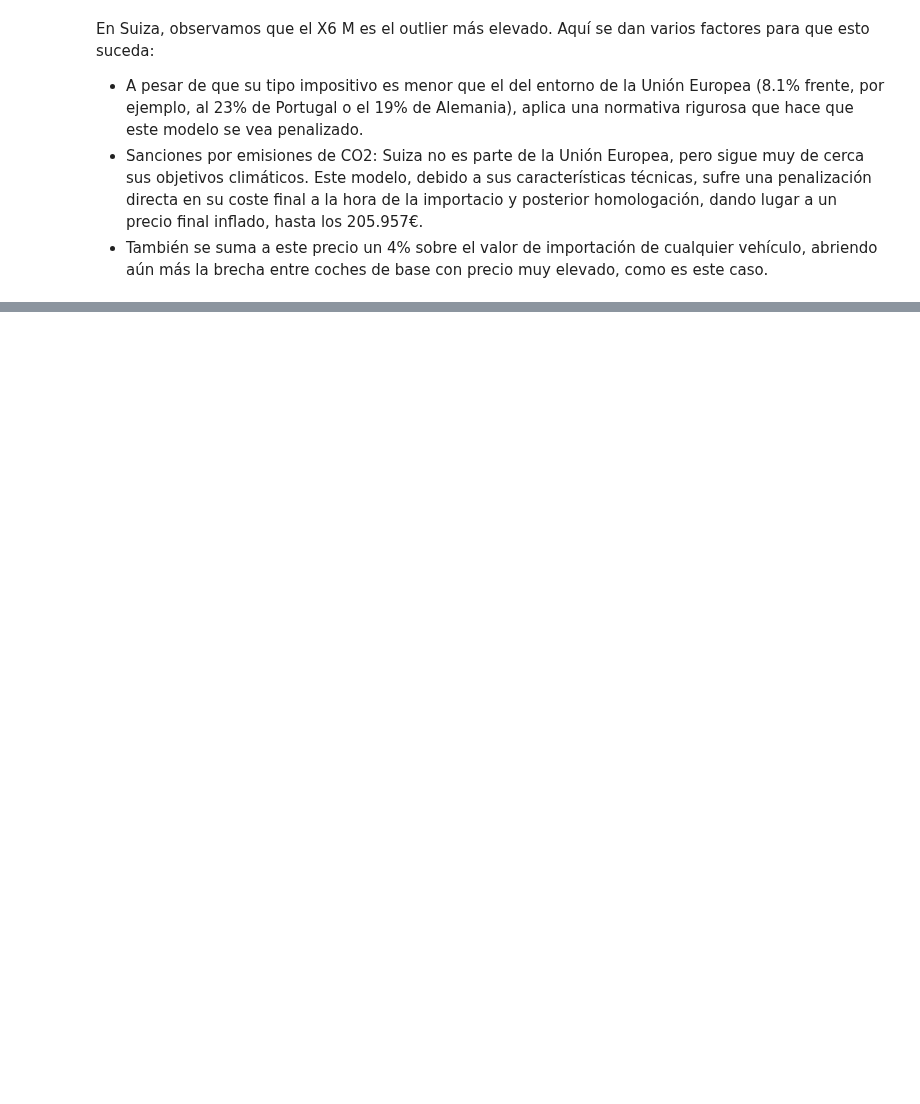
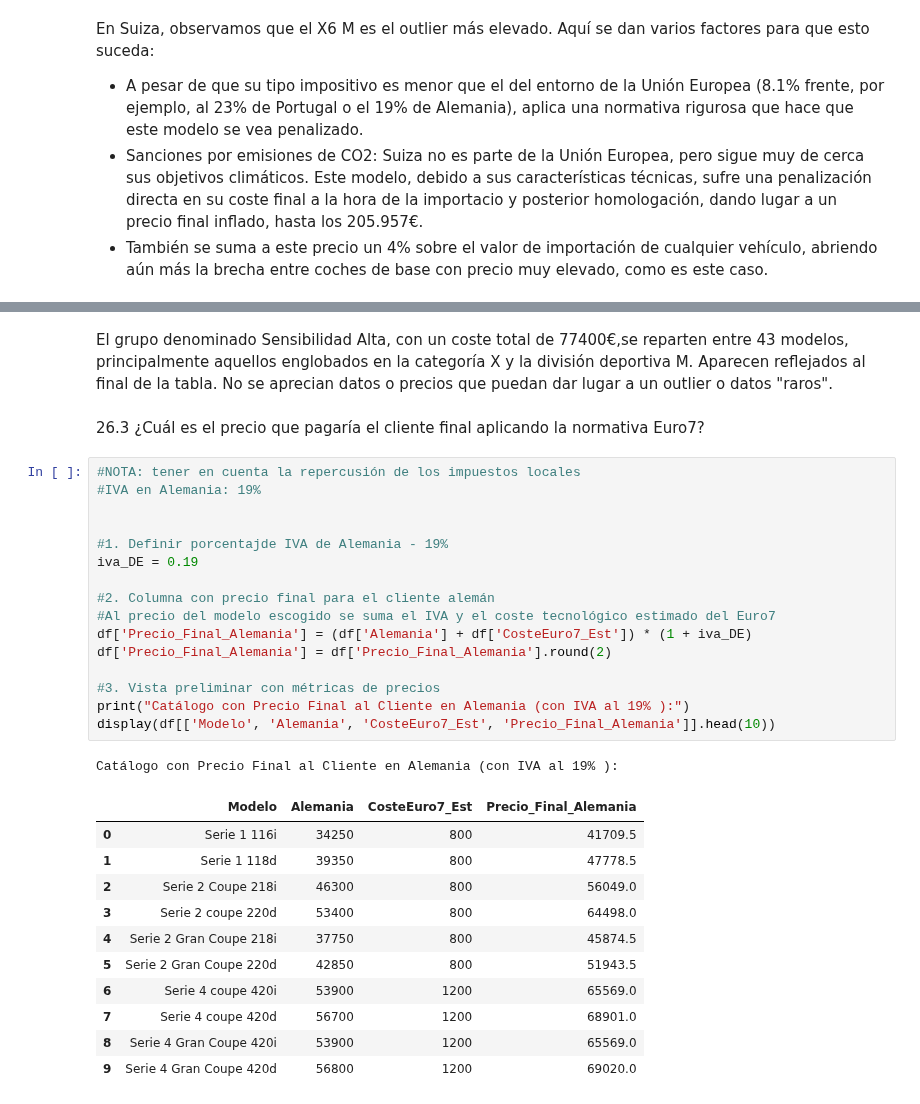
Before and after one commit to adrianamorchons/analisis_precios_bmw_2026, a Jupyter notebook: ANALISIS_BMW_PRECIOS_2026.ipynb, the cells around one changed output, grey strips where cells are left out. Drawn from its saved outputs; the diff is of its cells as text; blank space fills up the shorter version.

```diff
--- a/ANALISIS_BMW_PRECIOS_2026.ipynb
+++ b/ANALISIS_BMW_PRECIOS_2026.ipynb
@@ -1808,0 +2115,34 @@ En Suiza, observamos que el X6 M es el outlier más elevado. Aquí se dan varios
+# %% [markdown]
+El grupo denominado Sensibilidad Alta, con un coste total de 77400€,se reparten entre 43 modelos, principalmente aquellos englobados en la categoría X y la división deportiva M. Aparecen reflejados al final de la tabla.
+No se aprecian datos o precios que puedan dar lugar a un outlier o datos "raros".
+# %% [markdown]
+26.3 ¿Cuál es el precio que pagaría el cliente final aplicando la normativa Euro7?
+# %%
+#NOTA: tener en cuenta la repercusión de los impuestos locales
+#IVA en Alemania: 19%
+
+
+#1. Definir porcentajde IVA de Alemania - 19%
+iva_DE = 0.19
+
+#2. Columna con precio final para el cliente alemán
+#Al precio del modelo escogido se suma el IVA y el coste tecnológico estimado del Euro7
+df['Precio_Final_Alemania'] = (df['Alemania'] + df['CosteEuro7_Est']) * (1 + iva_DE)
+df['Precio_Final_Alemania'] = df['Precio_Final_Alemania'].round(2)
+
+#3. Vista preliminar con métricas de precios
+print("Catálogo con Precio Final al Cliente en Alemania (con IVA al 19% ):")
+display(df[['Modelo', 'Alemania', 'CosteEuro7_Est', 'Precio_Final_Alemania']].head(10))
+# %% [output]
+Catálogo con Precio Final al Cliente en Alemania (con IVA al 19% ):
+|  | Modelo | Alemania | CosteEuro7_Est | Precio_Final_Alemania |
+| 0 | Serie 1 116i | 34250 | 800 | 41709.5 |
+| 1 | Serie 1 118d | 39350 | 800 | 47778.5 |
+| 2 | Serie 2 Coupe 218i | 46300 | 800 | 56049.0 |
+| 3 | Serie 2 coupe 220d | 53400 | 800 | 64498.0 |
+| 4 | Serie 2 Gran Coupe 218i | 37750 | 800 | 45874.5 |
+| 5 | Serie 2 Gran Coupe 220d | 42850 | 800 | 51943.5 |
+| 6 | Serie 4 coupe 420i | 53900 | 1200 | 65569.0 |
+| 7 | Serie 4 coupe 420d | 56700 | 1200 | 68901.0 |
+| 8 | Serie 4 Gran Coupe 420i | 53900 | 1200 | 65569.0 |
+| 9 | Serie 4 Gran Coupe 420d | 56800 | 1200 | 69020.0 |
```
Also changed, not shown: parts of 62 cells of this notebook.
